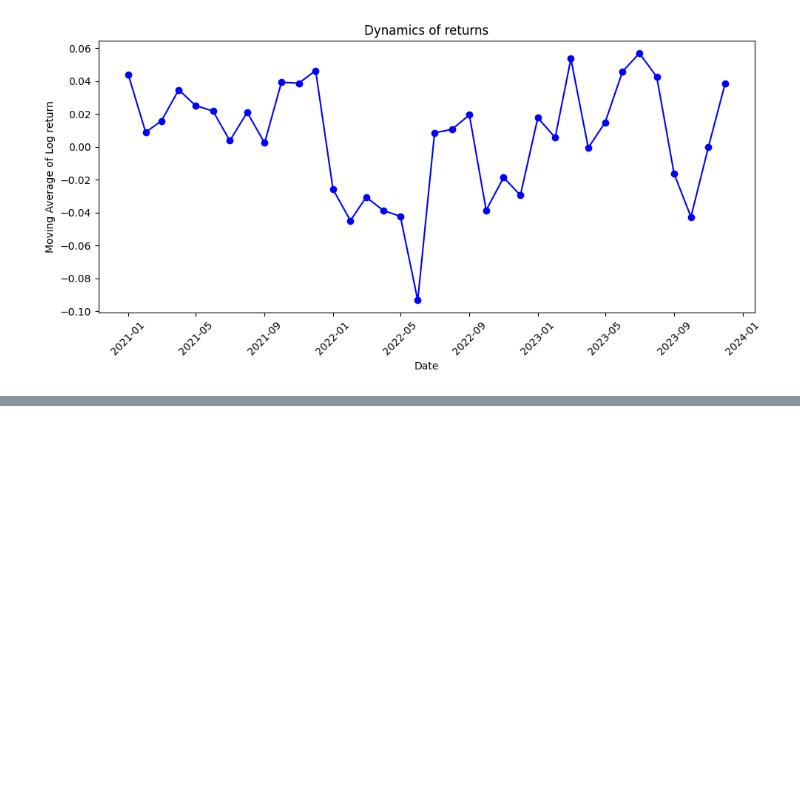
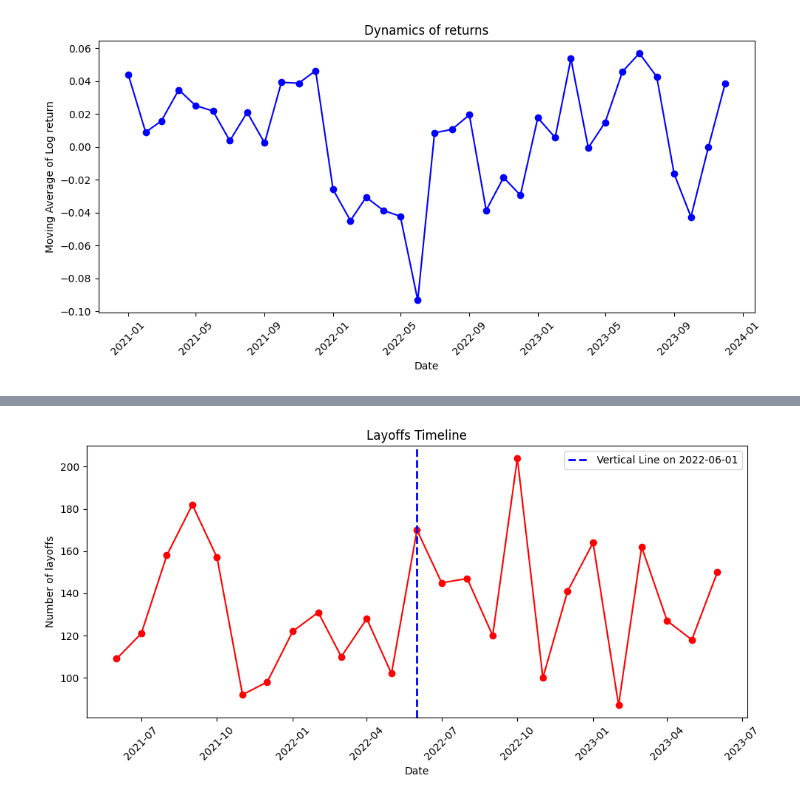
Before and after one commit to nogibjj/ML-Assignment5, a Jupyter notebook: UDS_causal.ipynb, the cells around one changed output, grey strips where cells are left out. Cells and saved outputs as stored; diff of their text form; code cells hidden in the pictures; blank space fills up the shorter version.

Commit message:
done for food

```diff
--- a/UDS_causal.ipynb
+++ b/UDS_causal.ipynb
@@ -155,3 +155,6 @@ plt.tight_layout()
 plt.show()
 # %% [output]
 [figure]
+# %%
+lowest_point_food = food_recent_years.loc[food_recent_years['moving_averages'].idxmin()]['DATE']
+print("Lowest point date:", lowest_point_food)
@@ -157,0 +163,22 @@ plt.show()
+# %%
+date_range_start = lowest_point_food - pd.Timedelta(days=365)
+date_range_end = lowest_point_food + pd.Timedelta(days=365)
+
+food_focus_period = food[(food['DATE'] >= date_range_start) & (food['DATE'] <= date_range_end)]
+# %%
+plt.figure(figsize=(10, 5))
+plt.plot(food_focus_period['DATE'], food_focus_period['layoffs'], marker='o', linestyle='-', color='r')
+
+vertical_line_date = pd.Timestamp('2022-06-01')
+plt.axvline(x=vertical_line_date, color='blue', linestyle='--', linewidth=2, label='Vertical Line on 2022-06-01')
+
+plt.title('Layoffs Timeline')
+plt.xlabel('Date')
+plt.ylabel('Number of layoffs')
+
+plt.xticks(rotation=45)
+plt.legend()
+plt.tight_layout()
+plt.show()
+# %% [output]
+[figure, added]
```
Also changed, not shown: parts of 1 cell of this notebook.
